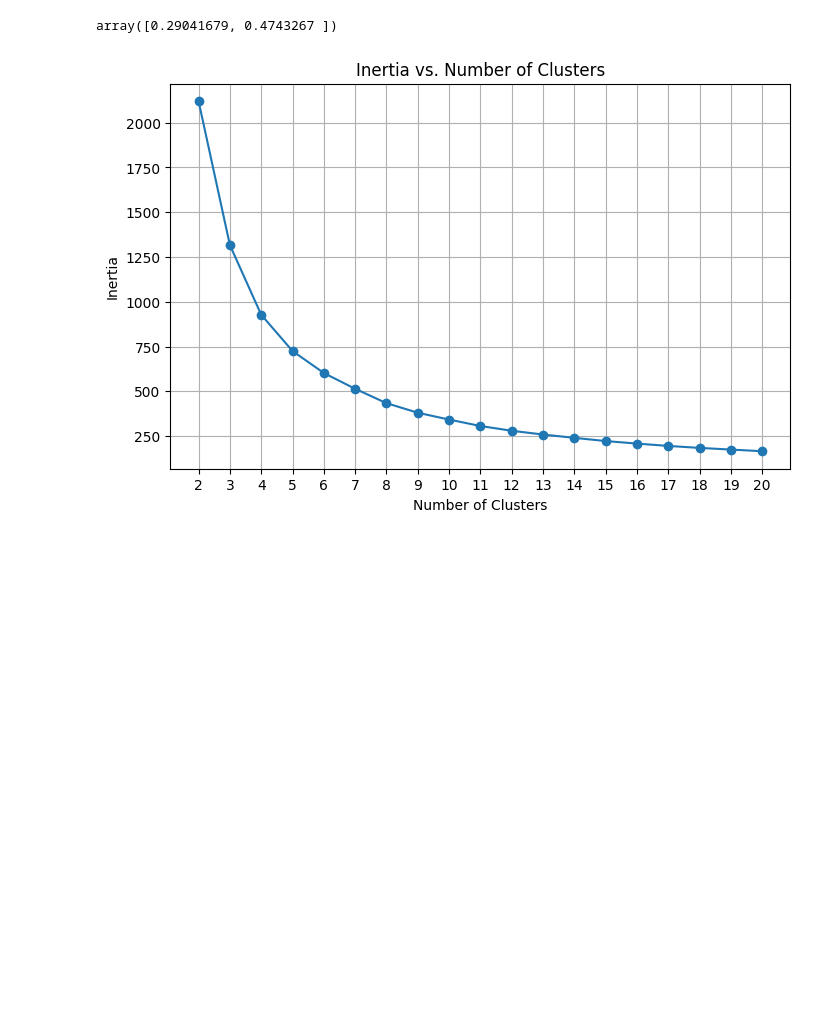
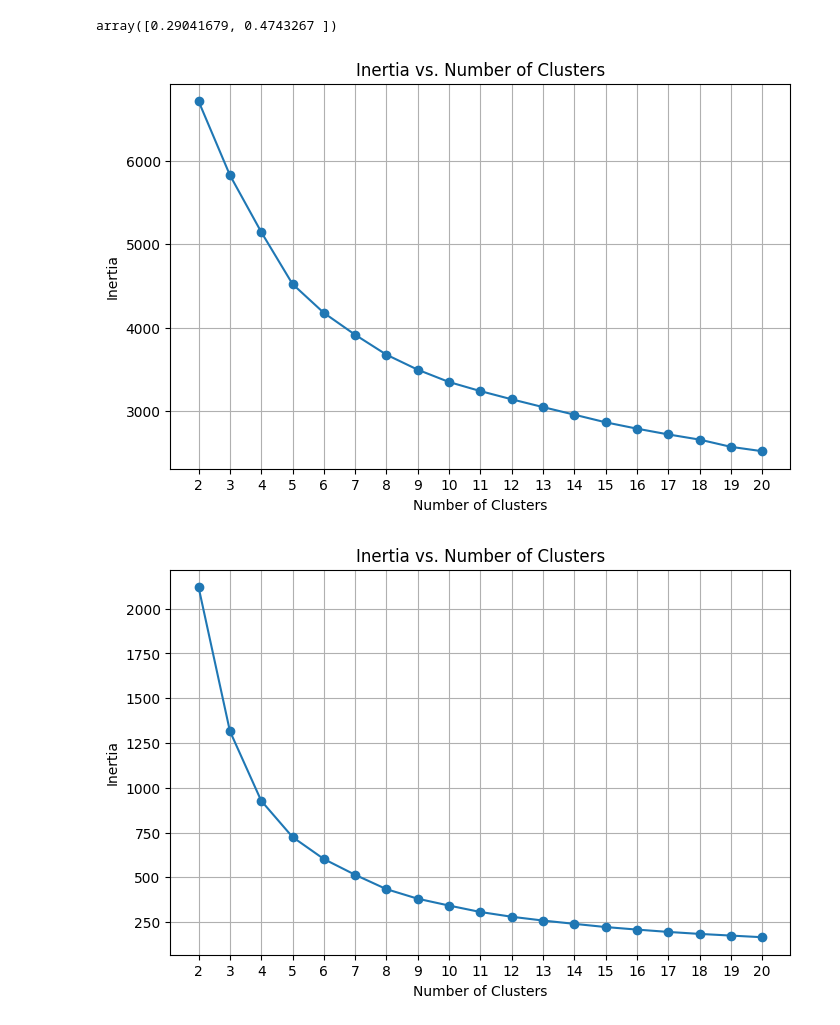
Before and after one commit to mhdeeb/cie-417, a Jupyter notebook: mini-project-2/main.ipynb, the cells around one changed output. Drawn from its saved outputs; the diff is of its cells as text; code cells hidden in the pictures; blank space fills up the shorter version.

```diff
--- a/mini-project-2/main.ipynb
+++ b/mini-project-2/main.ipynb
@@ -143,6 +143,10 @@ def interia(X, max_range, random_state=42):
     plt.xticks(cluster_range)
     plt.grid(True)
     plt.show()
+# %%
+interia(Scaled_data, 20, random_state=42)
+# %% [output]
+[figure, added]
 # %%
 interia(X, 20, random_state=42)
 # %% [output]
```
